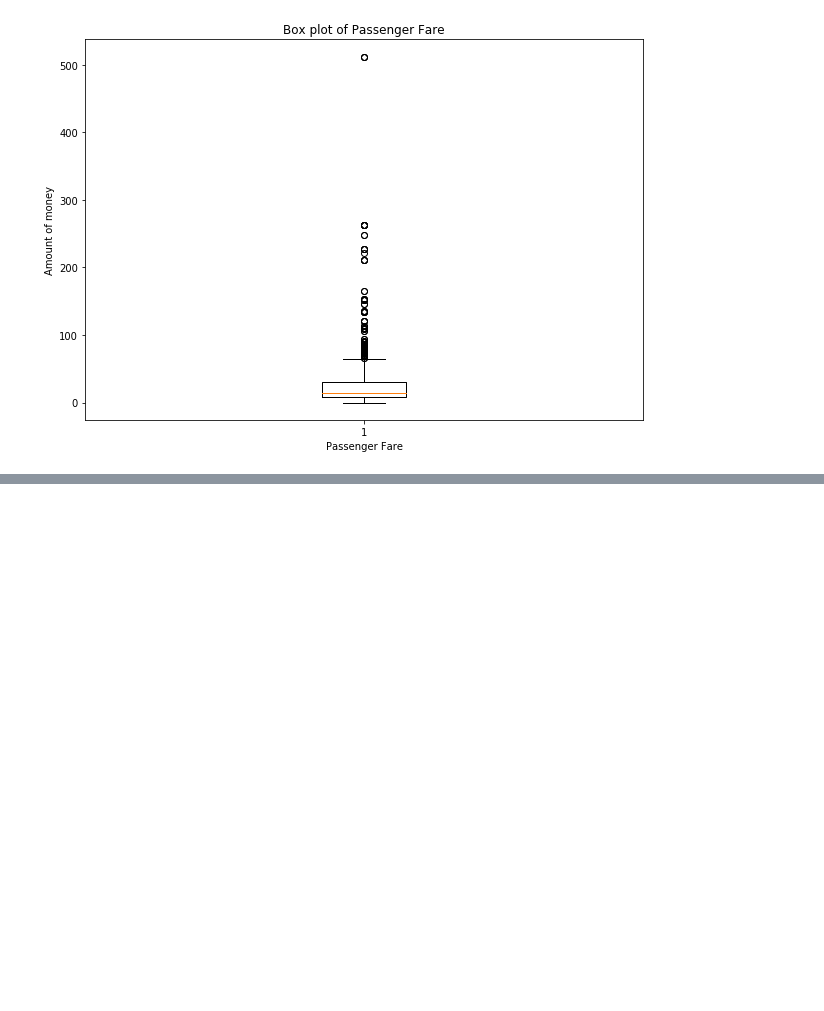
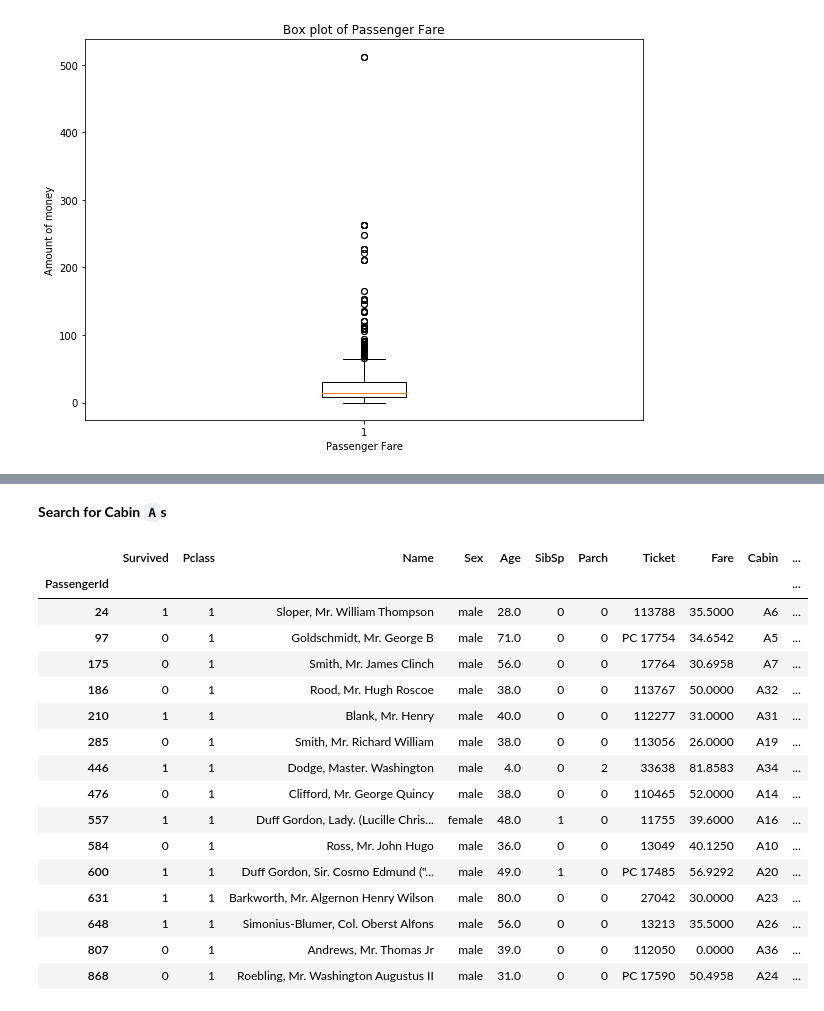
Before and after one commit to 7-gate-academy-ml-program/ucsb-cs-ce-profiles.github.io, a Jupyter notebook: _students/kohei_suzuki/homework3/notebook/index.ipynb, the cells around one changed output, grey strips where cells are left out. Drawn from its saved outputs; the diff is of its cells as text; code cells hidden in the pictures; blank space fills up the shorter version.

```diff
--- a/_students/kohei_suzuki/homework3/notebook/index.ipynb
+++ b/_students/kohei_suzuki/homework3/notebook/index.ipynb
@@ -393 +645,23 @@ Most cabins of the results table are empty except for `B94`, `A36`, `B102`.
+# %% [markdown]
+**Search for Cabin `A`s**
+# %%
+df[df["Cabin"].str.startswith("A", na=False)]
+# %% [output]
+|  | Survived | Pclass | Name | Sex | Age | SibSp | Parch | Ticket | Fare | Cabin | ... |
+| PassengerId |  |  |  |  |  |  |  |  |  |  | ... |
+| 24 | 1 | 1 | Sloper, Mr. William Thompson | male | 28.0 | 0 | 0 | 113788 | 35.5000 | A6 | ... |
+| 97 | 0 | 1 | Goldschmidt, Mr. George B | male | 71.0 | 0 | 0 | PC 17754 | 34.6542 | A5 | ... |
+| 175 | 0 | 1 | Smith, Mr. James Clinch | male | 56.0 | 0 | 0 | 17764 | 30.6958 | A7 | ... |
+| 186 | 0 | 1 | Rood, Mr. Hugh Roscoe | male | 38.0 | 0 | 0 | 113767 | 50.0000 | A32 | ... |
+| 210 | 1 | 1 | Blank, Mr. Henry | male | 40.0 | 0 | 0 | 112277 | 31.0000 | A31 | ... |
+| 285 | 0 | 1 | Smith, Mr. Richard William | male | 38.0 | 0 | 0 | 113056 | 26.0000 | A19 | ... |
+| 446 | 1 | 1 | Dodge, Master. Washington | male | 4.0 | 0 | 2 | 33638 | 81.8583 | A34 | ... |
+| 476 | 0 | 1 | Clifford, Mr. George Quincy | male | 38.0 | 0 | 0 | 110465 | 52.0000 | A14 | ... |
+| 557 | 1 | 1 | Duff Gordon, Lady. (Lucille Chris... | female | 48.0 | 1 | 0 | 11755 | 39.6000 | A16 | ... |
+| 584 | 0 | 1 | Ross, Mr. John Hugo | male | 36.0 | 0 | 0 | 13049 | 40.1250 | A10 | ... |
+| 600 | 1 | 1 | Duff Gordon, Sir. Cosmo Edmund ("... | male | 49.0 | 1 | 0 | PC 17485 | 56.9292 | A20 | ... |
+| 631 | 1 | 1 | Barkworth, Mr. Algernon Henry Wilson | male | 80.0 | 0 | 0 | 27042 | 30.0000 | A23 | ... |
+| 648 | 1 | 1 | Simonius-Blumer, Col. Oberst Alfons | male | 56.0 | 0 | 0 | 13213 | 35.5000 | A26 | ... |
+| 807 | 0 | 1 | Andrews, Mr. Thomas Jr | male | 39.0 | 0 | 0 | 112050 | 0.0000 | A36 | ... |
+| 868 | 0 | 1 | Roebling, Mr. Washington Augustus II | male | 31.0 | 0 | 0 | PC 17590 | 50.4958 | A24 | ... |
 # %% [markdown]
```
Also changed, not shown: parts of 110 cells of this notebook, 1 other file.
